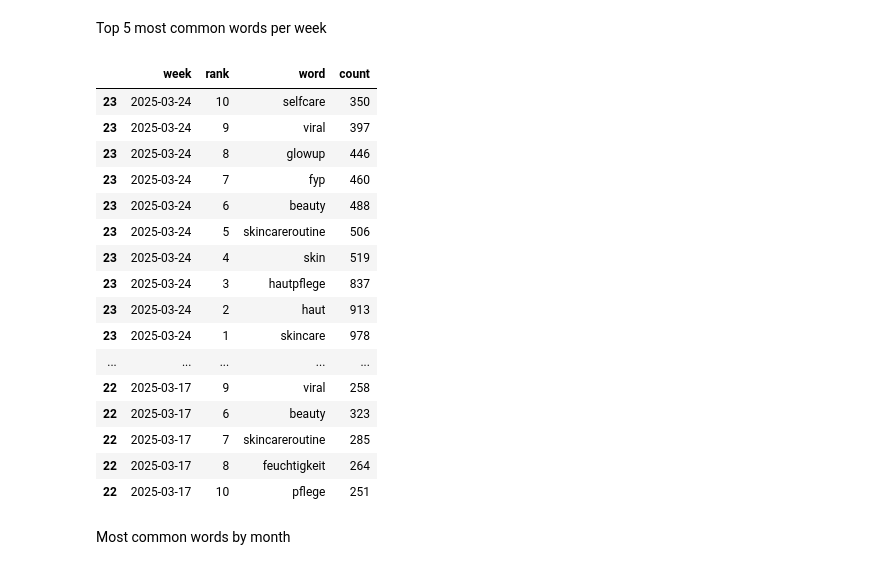
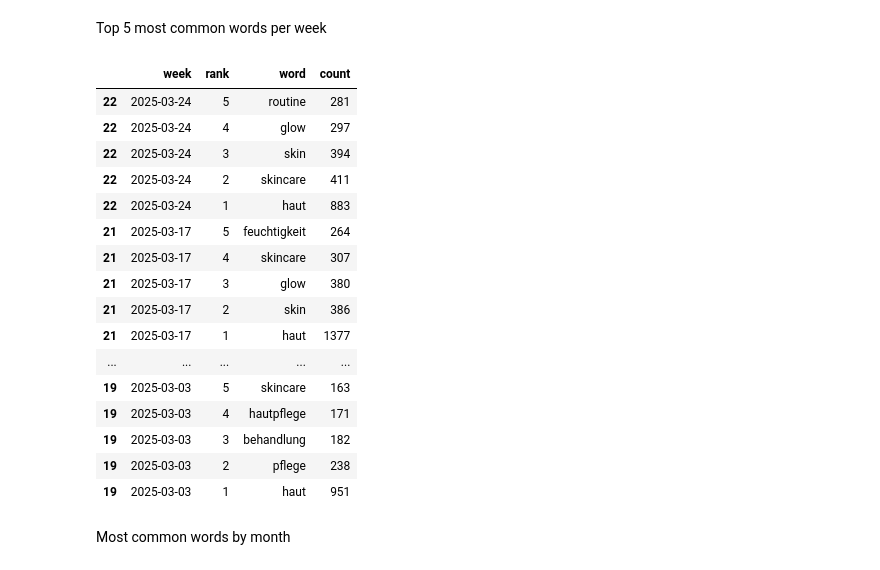
Before and after one commit to Hannah1171/skincare_analysis, a Jupyter notebook: data_exploration/common_words_caption.ipynb, the cells around one changed output. Cells and saved outputs as stored; diff of their text form; code cells hidden in the pictures.

```diff
--- a/data_exploration/common_words_caption.ipynb
+++ b/data_exploration/common_words_caption.ipynb
@@ -10,13 +10,12 @@ from datetime import datetime
 import pytz
 
 # Download NLTK Ressourcen
-nltk.download("punkt")
-nltk.download('punkt_tab')
-nltk.download("stopwords")
+#nltk.download("punkt")
+#nltk.download('punkt_tab')
+#nltk.download("stopwords")
 
 # Load dataset
 df = pd.read_csv("../data/posts_hashtags_selected_columns.csv")
-
 # Convert timestamp column to datetime
 df["createTimeISO"] = pd.to_datetime(df["createTimeISO"])
 
@@ -25,8 +24,9 @@ from datetime import datetime
 six_months_ago = pd.Timestamp(datetime.today() - pd.DateOffset(months=6), tz="UTC")
 df = df[df["createTimeISO"] >= six_months_ago]
 
-# Keep only rows with non-empty captions
+# Keep only rows with non-empty captions and remove hashtags
 df = df[df["text"].notna()]
+df["text"] = df["text"].astype(str).apply(lambda x: re.sub(r"#\w+", "", x))
 
 # Combine English and German stopwords
 stop_words = set(stopwords.words("german")) | set(stopwords.words("english"))
@@ -59,53 +59,53 @@ df["week"] = df["createTimeISO"].dt.to_period("W").dt.start_time
 # Explode tokens
 df_exploded = df.explode("tokens")
 
-# Calculate top 10 words per week
+# Calculate top 5 words per week
 weekly_words = (
     df_exploded.groupby("week")["tokens"]
-    .apply(lambda x: Counter(x).most_common(10))
+    .apply(lambda x: Counter(x).most_common(5))
 )
 
 # Reset index to turn week into a column
 df_topwords = weekly_words.reset_index()
 
 # Rename for clarity
 df_topwords.columns = ["week", "top_words"]
 
 # Explode list of tuples
 df_topwords = df_topwords.explode("top_words")
 
 # Split tuple into two columns
 df_topwords[["word", "count"]] = pd.DataFrame(df_topwords["top_words"].tolist(), index=df_topwords.index)
 
 # add rank
 df_topwords["rank"] = df_topwords.groupby("week").cumcount() + 1
 
 # Final tidy table
 df_topwords = df_topwords[["week", "rank", "word", "count"]]
 
 # Sort by newest week
 df_topwords = df_topwords.sort_values("week", ascending=False)
 
 # Show it
 df_topwords.head(20)
 # %% [output]
 |  | week | rank | word | count |
-| 23 | 2025-03-24 | 10 | selfcare | 350 |
-| 23 | 2025-03-24 | 9 | viral | 397 |
-| 23 | 2025-03-24 | 8 | glowup | 446 |
-| 23 | 2025-03-24 | 7 | fyp | 460 |
-| 23 | 2025-03-24 | 6 | beauty | 488 |
-| 23 | 2025-03-24 | 5 | skincareroutine | 506 |
-| 23 | 2025-03-24 | 4 | skin | 519 |
-| 23 | 2025-03-24 | 3 | hautpflege | 837 |
-| 23 | 2025-03-24 | 2 | haut | 913 |
-| 23 | 2025-03-24 | 1 | skincare | 978 |
+| 22 | 2025-03-24 | 5 | routine | 281 |
+| 22 | 2025-03-24 | 4 | glow | 297 |
+| 22 | 2025-03-24 | 3 | skin | 394 |
+| 22 | 2025-03-24 | 2 | skincare | 411 |
+| 22 | 2025-03-24 | 1 | haut | 883 |
+| 21 | 2025-03-17 | 5 | feuchtigkeit | 264 |
+| 21 | 2025-03-17 | 4 | skincare | 307 |
+| 21 | 2025-03-17 | 3 | glow | 380 |
+| 21 | 2025-03-17 | 2 | skin | 386 |
+| 21 | 2025-03-17 | 1 | haut | 1377 |
 | ... | ... | ... | ... | ... |
-| 22 | 2025-03-17 | 9 | viral | 258 |
-| 22 | 2025-03-17 | 6 | beauty | 323 |
-| 22 | 2025-03-17 | 7 | skincareroutine | 285 |
-| 22 | 2025-03-17 | 8 | feuchtigkeit | 264 |
-| 22 | 2025-03-17 | 10 | pflege | 251 |
+| 19 | 2025-03-03 | 5 | skincare | 163 |
+| 19 | 2025-03-03 | 4 | hautpflege | 171 |
+| 19 | 2025-03-03 | 3 | behandlung | 182 |
+| 19 | 2025-03-03 | 2 | pflege | 238 |
+| 19 | 2025-03-03 | 1 | haut | 951 |
 # %% [markdown]
 Most common words by month
 # %%
```
Also changed, not shown: parts of 7 cells of this notebook, 1 other file.
